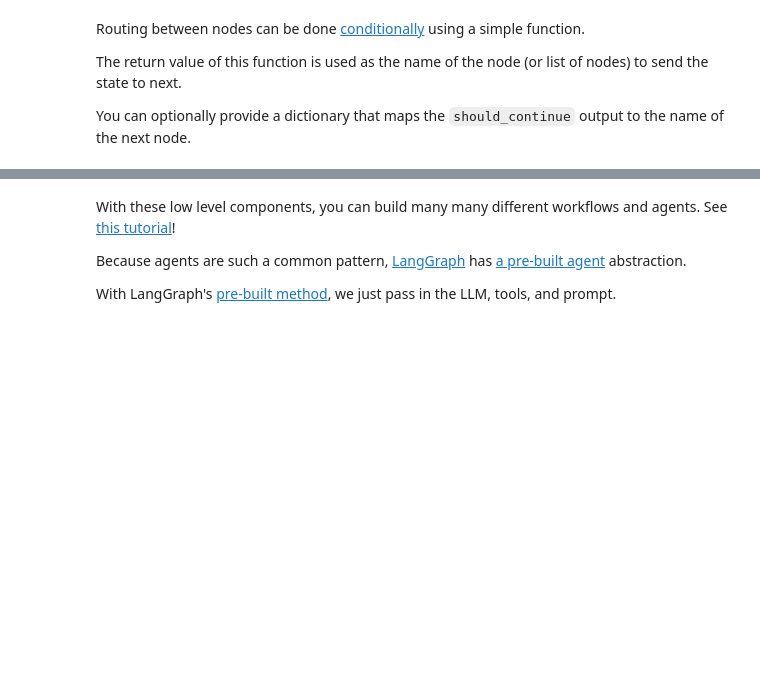
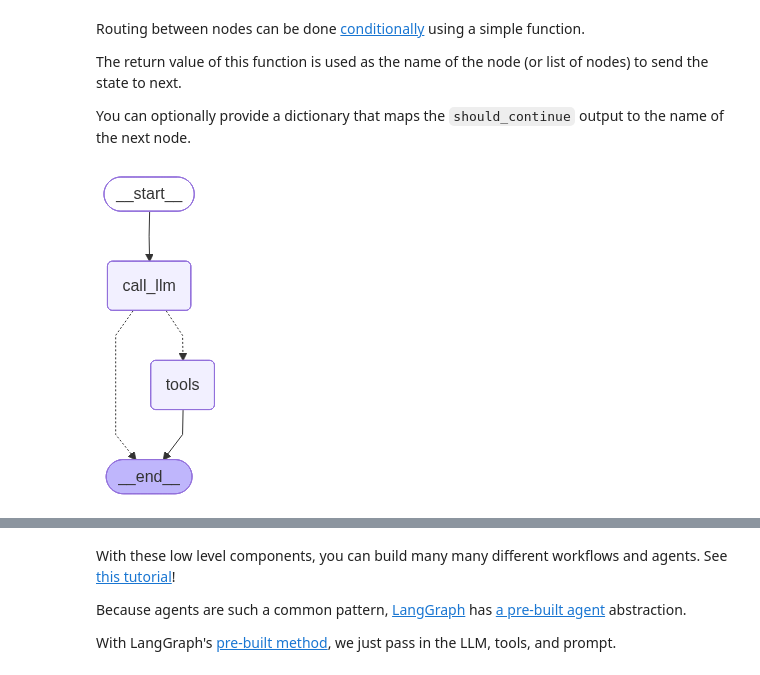
Before and after one commit to MuhammadUmerKhan/GenAI-AgenticAI-MCP-Tutorials, a Jupyter notebook: LangChain Academy Course/Projects/02_ambient_agent/notebook/01_langGraph_101.ipynb, the cells around one changed output, grey strips where cells are left out. Drawn from its saved outputs; the diff is of its cells as text; code cells hidden in the pictures; blank space fills up the shorter version.

```diff
--- a/LangChain Academy Course/Projects/02_ambient_agent/notebook/01_langGraph_101.ipynb
+++ b/LangChain Academy Course/Projects/02_ambient_agent/notebook/01_langGraph_101.ipynb
@@ -18,3 +38,9 @@ The `init_chat_model` interface provides [standardized](https://python.langchain
 ## Tools
 
 [Tools](https://python.langchain.com/docs/concepts/tools/) are utilities that can be called by a chat model. In LangChain, creating tools can be done using the `@tool` decorator, which transforms Python functions into callable tools. It will automatically infer the tool's name, description, and expected arguments from the function definition. You can also use [Model Context Protocol (MCP) servers](https://github.com/langchain-ai/langchain-mcp-adapters) as LangChain-compatible tools.
+# %%
+@tool
+def write_email(to: str, subject: str, content: str) -> str:
+    """Write and send an email."""
+    # Placeholder response - in real app would send email
+    return f"Email sent to {to} with subject '{subject}' and content: {content}"
@@ -28,3 +68,9 @@ Tools can be [called](https://python.langchain.com/docs/concepts/tool_calling/)
 Providers often have [parameters such as `tool_choice`](https://python.langchain.com/docs/how_to/tool_choice/) to enforce calling specific tools. `any` will select at least one of the tools.
 
 In addition, we can [set `parallel_tool_calls=False`](https://python.langchain.com/docs/how_to/tool_calling_parallel/) to ensure the model will only call one tool at a time.
+# %%
+# Connect tools to a chat model
+model_with_tools = model.bind_tools([write_email], tool_choice="any", parallel_tool_calls=False)
+
+# The model will now be able to call tools
+output = model_with_tools.invoke("Draft a response to my boss (boss@company.ai) about tomorrow's meeting")
@@ -102,3 +230,30 @@ Routing between nodes can be done [conditionally](https://langchain-ai.github.io
 The return value of this function is used as the name of the node (or list of nodes) to send the state to next.
 
 You can optionally provide a dictionary that maps the `should_continue` output to the name of the next node.
+# %%
+def call_llm(state: MessagesState) -> MessagesState:
+    """Run LLM"""
+
+    sys_msg = SystemMessage(content="You are a helpful assistant tasked with writing emails.")
+    model_with_tools = model.bind_tools([write_email])
+    output = model_with_tools.invoke([sys_msg] + state["messages"])
+    return {"messages": [output]}
+# %%
+# Create state graph
+workflow = StateGraph(MessagesState)
+
+# Add nodes
+workflow.add_node("call_llm", call_llm)
+workflow.add_node("tools", ToolNode([write_email]))
+
+# Add edges
+workflow.add_edge(START, "call_llm")
+workflow.add_conditional_edges("call_llm", tools_condition)
+workflow.add_edge("tools", END)
+
+# Compile graph
+graph = workflow.compile()
+# %%
+display(Image(graph.get_graph().draw_mermaid_png()))
+# %% [output]
+[figure, added]
```
Also changed, not shown: parts of 22 cells of this notebook, 3 other files.
